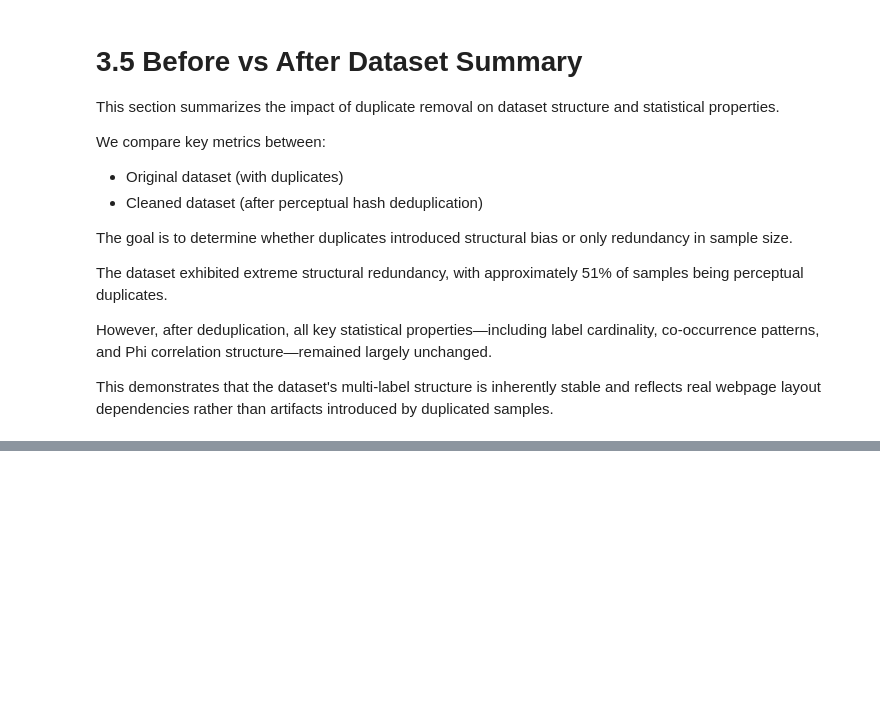
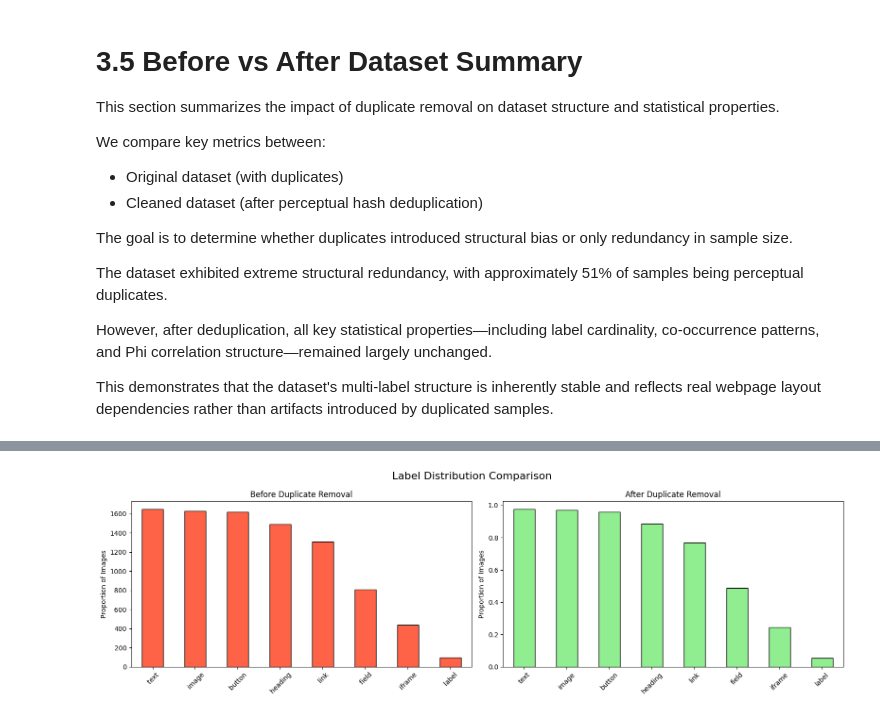
Before and after one commit to AnindyaChakravarty/Multi-label_Image_Classification, a Jupyter notebook: DM.ipynb, the cells around one changed output, grey strips where cells are left out. Saved outputs shown, nothing was run; the diff lists cells and outputs as text; code cells hidden in the pictures; blank space fills up the shorter version.

```diff
--- a/DM.ipynb
+++ b/DM.ipynb
@@ -455,6 +455,8 @@ plt.grid(axis="y", alpha=0.3)
 
 plt.tight_layout()
 plt.show()
+
+old_class_counts = class_counts
 # %% [output]
 [figure]
 # %% [markdown]
@@ -1432,0 +1500,35 @@ This demonstrates that the dataset's multi-label structure is inherently stable
+# %%
+fig, axes = plt.subplots(1, 2, figsize=(16, 5))
+
+# BEFORE CLEANING
+old_class_counts.plot(
+    kind="bar",
+    ax=axes[0],
+    color='tomato',
+    edgecolor="black"
+)
+
+axes[0].set_title("Before Duplicate Removal")
+axes[0].set_ylabel("Proportion of Images")
+axes[0].tick_params(axis='x', rotation=45)
+
+# AFTER CLEANING
+new_distribution = clean_df[label_cols].mean().sort_values(ascending=False)
+
+new_distribution.plot(
+    kind="bar",
+    ax=axes[1],
+    color='lightgreen',
+    edgecolor="black"
+)
+
+axes[1].set_title("After Duplicate Removal")
+axes[1].set_ylabel("Proportion of Images")
+axes[1].tick_params(axis='x', rotation=45)
+
+plt.suptitle("Label Distribution Comparison", fontsize=16)
+
+plt.tight_layout()
+plt.show()
+# %% [output]
+[figure, added]
```
Also changed, not shown: parts of 5 cells of this notebook.
